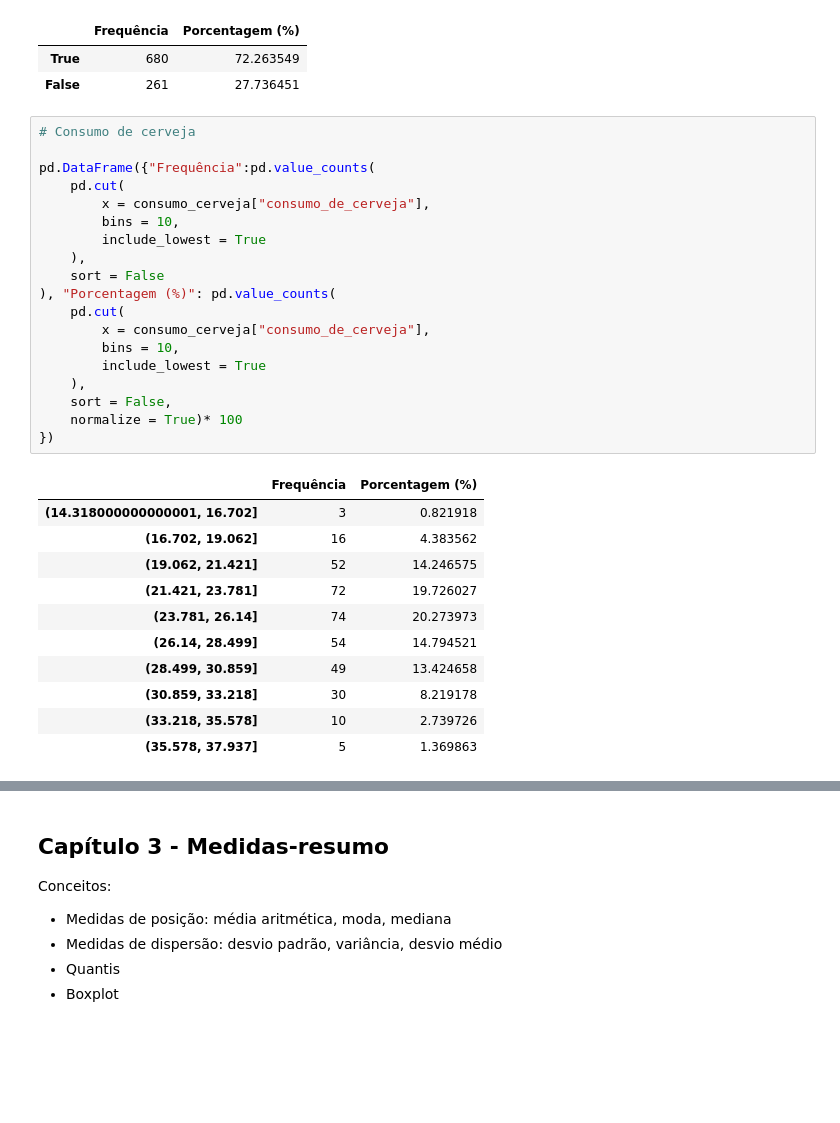
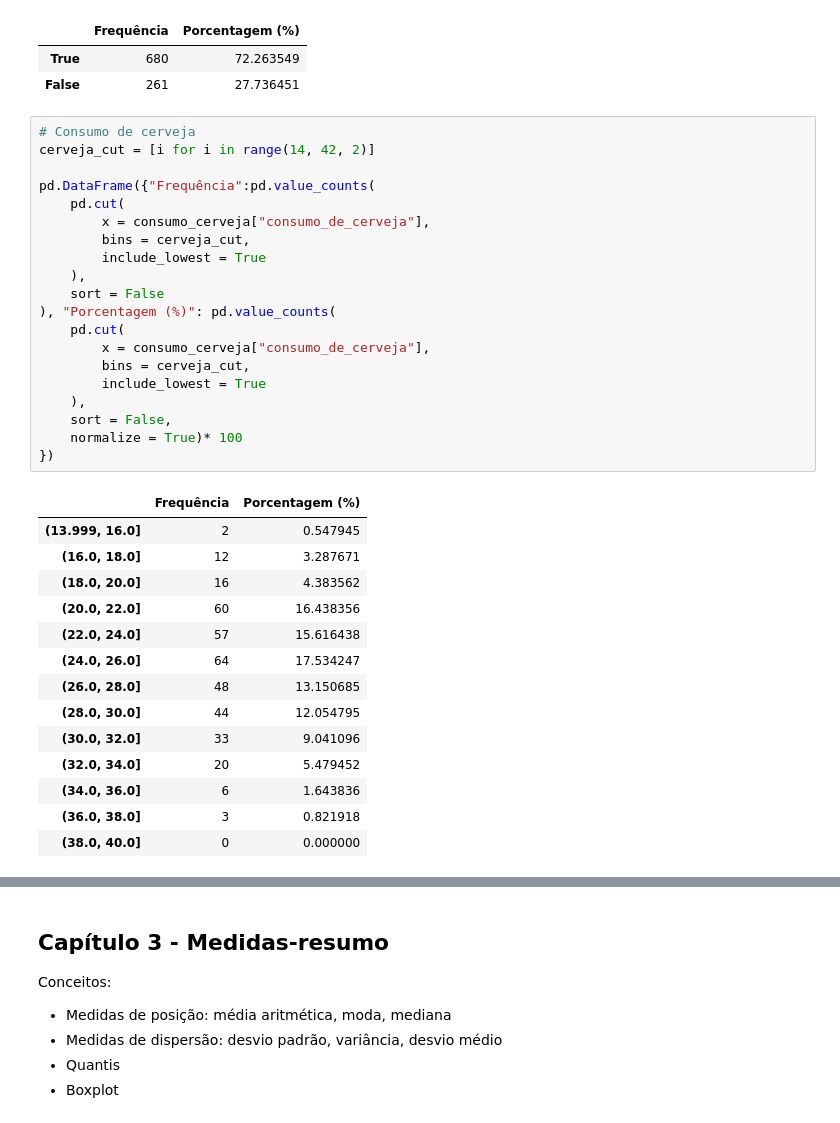
Before and after one commit to beatrizmilz/grupo_estudo_data_science_II, a Jupyter notebook: consumo_cerveja.ipynb, the cells around one changed output, grey strips where cells are left out. Cells and saved outputs as stored; diff of their text form; blank space fills up the shorter version.

```diff
--- a/consumo_cerveja.ipynb
+++ b/consumo_cerveja.ipynb
@@ -269,32 +270,36 @@ pd.DataFrame({"Frequência": consumo_cerveja["final_de_semana"].value_counts(),
 | False | 261 | 27.736451 |
 # %%
 # Consumo de cerveja
+cerveja_cut = [i for i in range(14, 42, 2)]
 
 pd.DataFrame({"Frequência":pd.value_counts(
     pd.cut(
         x = consumo_cerveja["consumo_de_cerveja"],
-        bins = 10,
+        bins = cerveja_cut,
         include_lowest = True
     ),
     sort = False
 ), "Porcentagem (%)": pd.value_counts(
     pd.cut(
         x = consumo_cerveja["consumo_de_cerveja"],
-        bins = 10,
+        bins = cerveja_cut,
         include_lowest = True
     ),
     sort = False,
     normalize = True)* 100
 })
 # %% [output]
 |  | Frequência | Porcentagem (%) |
-| (14.318000000000001, 16.702] | 3 | 0.821918 |
-| (16.702, 19.062] | 16 | 4.383562 |
-| (19.062, 21.421] | 52 | 14.246575 |
-| (21.421, 23.781] | 72 | 19.726027 |
-| (23.781, 26.14] | 74 | 20.273973 |
-| (26.14, 28.499] | 54 | 14.794521 |
-| (28.499, 30.859] | 49 | 13.424658 |
-| (30.859, 33.218] | 30 | 8.219178 |
-| (33.218, 35.578] | 10 | 2.739726 |
-| (35.578, 37.937] | 5 | 1.369863 |
+| (13.999, 16.0] | 2 | 0.547945 |
+| (16.0, 18.0] | 12 | 3.287671 |
+| (18.0, 20.0] | 16 | 4.383562 |
+| (20.0, 22.0] | 60 | 16.438356 |
+| (22.0, 24.0] | 57 | 15.616438 |
+| (24.0, 26.0] | 64 | 17.534247 |
+| (26.0, 28.0] | 48 | 13.150685 |
+| (28.0, 30.0] | 44 | 12.054795 |
+| (30.0, 32.0] | 33 | 9.041096 |
+| (32.0, 34.0] | 20 | 5.479452 |
+| (34.0, 36.0] | 6 | 1.643836 |
+| (36.0, 38.0] | 3 | 0.821918 |
+| (38.0, 40.0] | 0 | 0.000000 |
```
Also changed, not shown: parts of 9 cells of this notebook.
